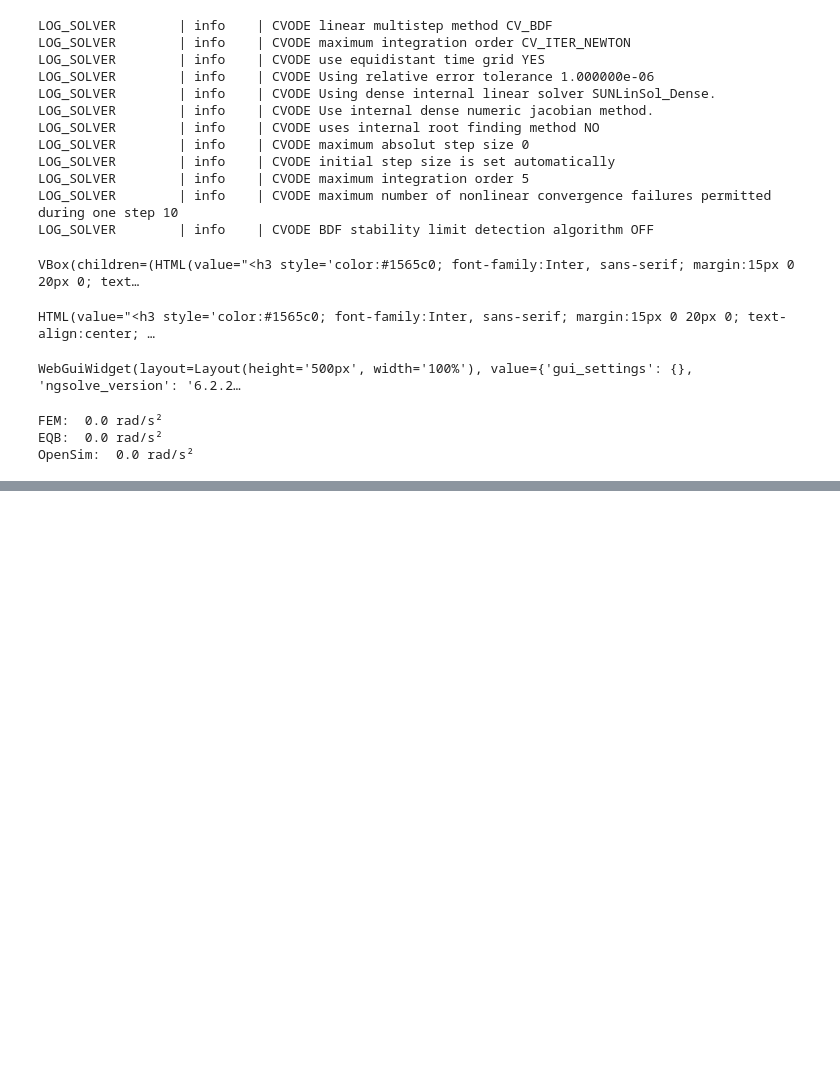
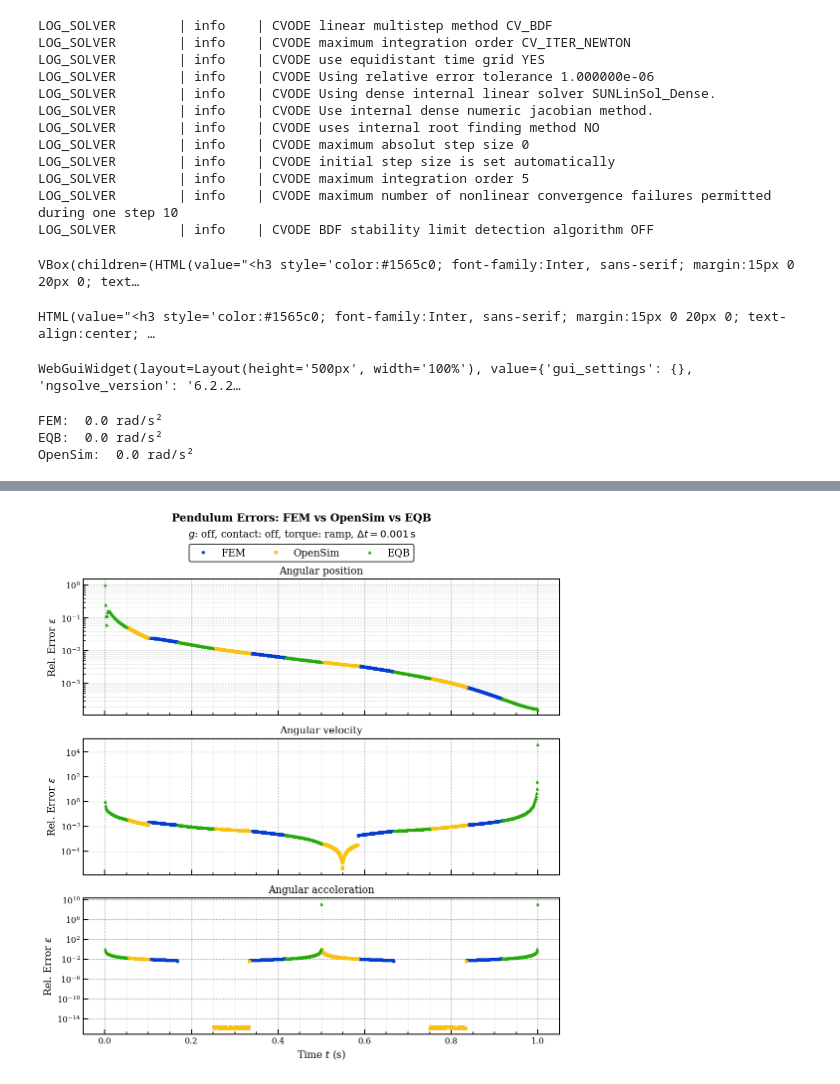
Before and after one commit to FlorianFrech/SystemSimulation, a Jupyter notebook: demos/ControlledPendulum/MyModels/MasterPendulum/test_master_pendulum_driven.ipynb, the cells around one changed output, grey strips where cells are left out. Cells and saved outputs as stored; diff of their text form; code cells hidden in the pictures; blank space fills up the shorter version.

```diff
--- a/demos/ControlledPendulum/MyModels/MasterPendulum/test_master_pendulum_driven.ipynb
+++ b/demos/ControlledPendulum/MyModels/MasterPendulum/test_master_pendulum_driven.ipynb
@@ -246,0 +251,53 @@ plt.show()
+# %%
+fig, axs = plt.subplots(3, 1, figsize=(9, 9), sharex=True)
+
+main_title = "Pendulum Errors: FEM vs OpenSim vs EQB"
+fig.suptitle(main_title, fontsize=13, fontweight='bold', y=y_suptitle)
+
+param_str = (
+    rf"$g$: {'on' if sim_params.use_gravity else 'off'}, "
+    rf"contact: {'on' if sim_params.with_contact else 'off'}, "
+    rf"torque: {torque_type}, "
+    rf"$\Delta t = {dt}\,\mathrm{{s}}$"
+)
+fig.text(0.5, y_subtitle, param_str, ha='center', va='center')
+
+axs[0].set_title(r'Angular position')
+line_fem_q,      = axs[0].semilogy(t_vals['FEM'],     rel_errors['FEM']['q'],     **fem_style)
+line_osim_q,     = axs[0].semilogy(t_vals['OpenSim'], rel_errors['OpenSim']['q'], **opensim_style)
+line_eqb_q,      = axs[0].semilogy(t_vals['EQB'],     rel_errors['EQB']['q'],     **eqb_style)
+axs[0].set_ylabel(r'Rel. Error $\epsilon$')
+
+axs[1].set_title(r'Angular velocity')
+axs[1].semilogy(t_vals['FEM'],     rel_errors['FEM']['omega'],     **fem_style)
+axs[1].semilogy(t_vals['OpenSim'], rel_errors['OpenSim']['omega'], **opensim_style)
+axs[1].semilogy(t_vals['EQB'],     rel_errors['EQB']['omega'],     **eqb_style)
+axs[1].set_ylabel(r'Rel. Error $\epsilon$')
+
+axs[2].set_title(r'Angular acceleration')
+axs[2].semilogy(t_vals['FEM'],     rel_errors['FEM']['alpha'],     **fem_style)
+axs[2].semilogy(t_vals['OpenSim'], rel_errors['OpenSim']['alpha'], **opensim_style)
+axs[2].semilogy(t_vals['EQB'],     rel_errors['EQB']['alpha'],     **eqb_style)
+axs[2].set_ylabel(r'Rel. Error $\epsilon$')
+axs[2].set_xlabel(r'Time $t$ (s)')
+
+handles = [line_fem_q, line_osim_q, line_eqb_q]
+labels  = [h.get_label() for h in handles]
+
+fig.legend(handles, labels,
+           loc='upper center',
+           bbox_to_anchor=(0.5, y_legend),
+           ncol=4,
+           frameon=True)
+
+for ax in axs:
+    ax.minorticks_on()
+    ax.grid(True, which='major', linestyle='--', alpha=0.7)
+    ax.grid(True, which='minor', linestyle=':', alpha=0.4)
+
+plt.subplots_adjust(top=top_adjust)
+plt.tight_layout()
+plt.savefig("../figures/StateSynchronization_driven_error.svg")
+plt.show()
+# %% [output]
+[figure, added]
```
Also changed, not shown: parts of 10 cells of this notebook, 40 other files.
